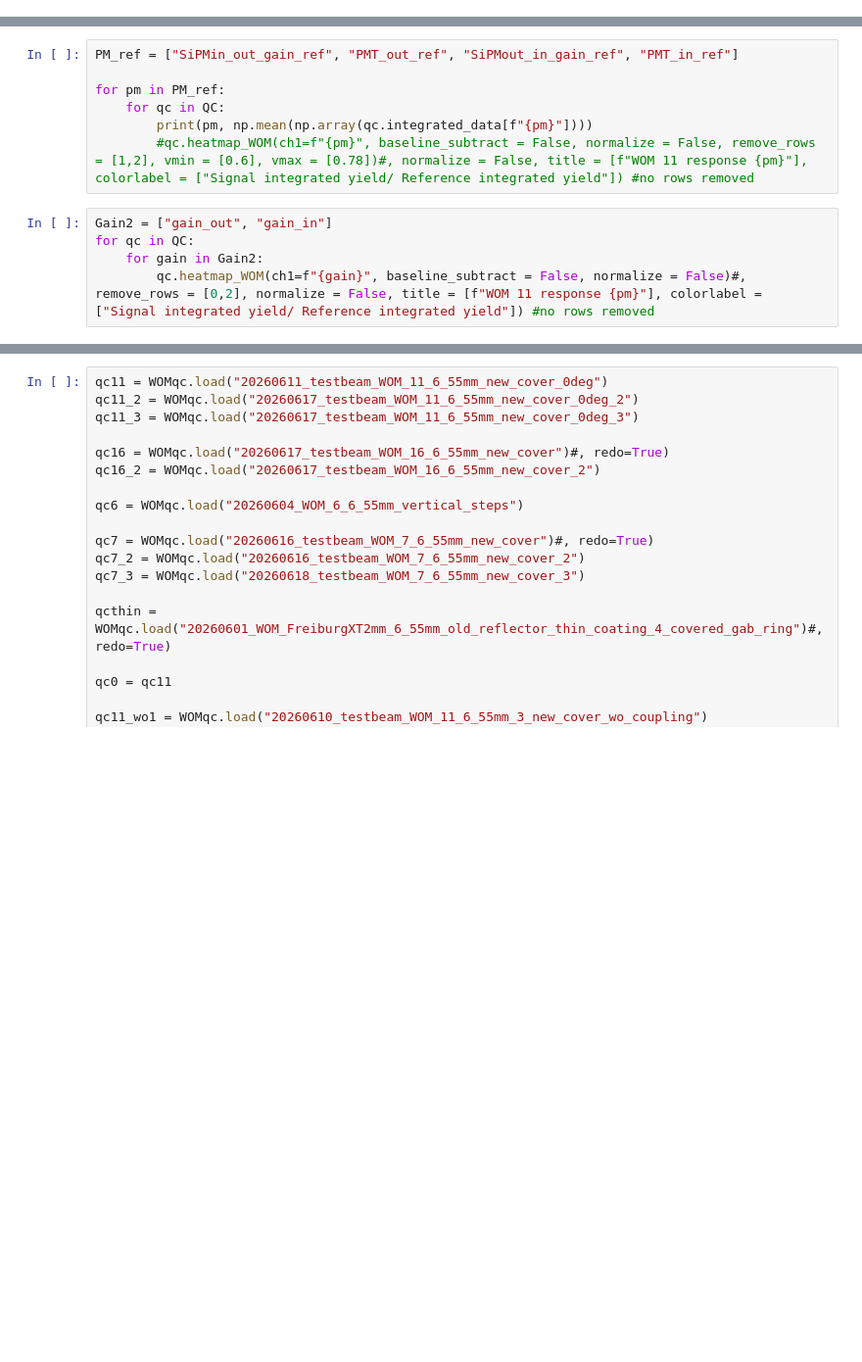
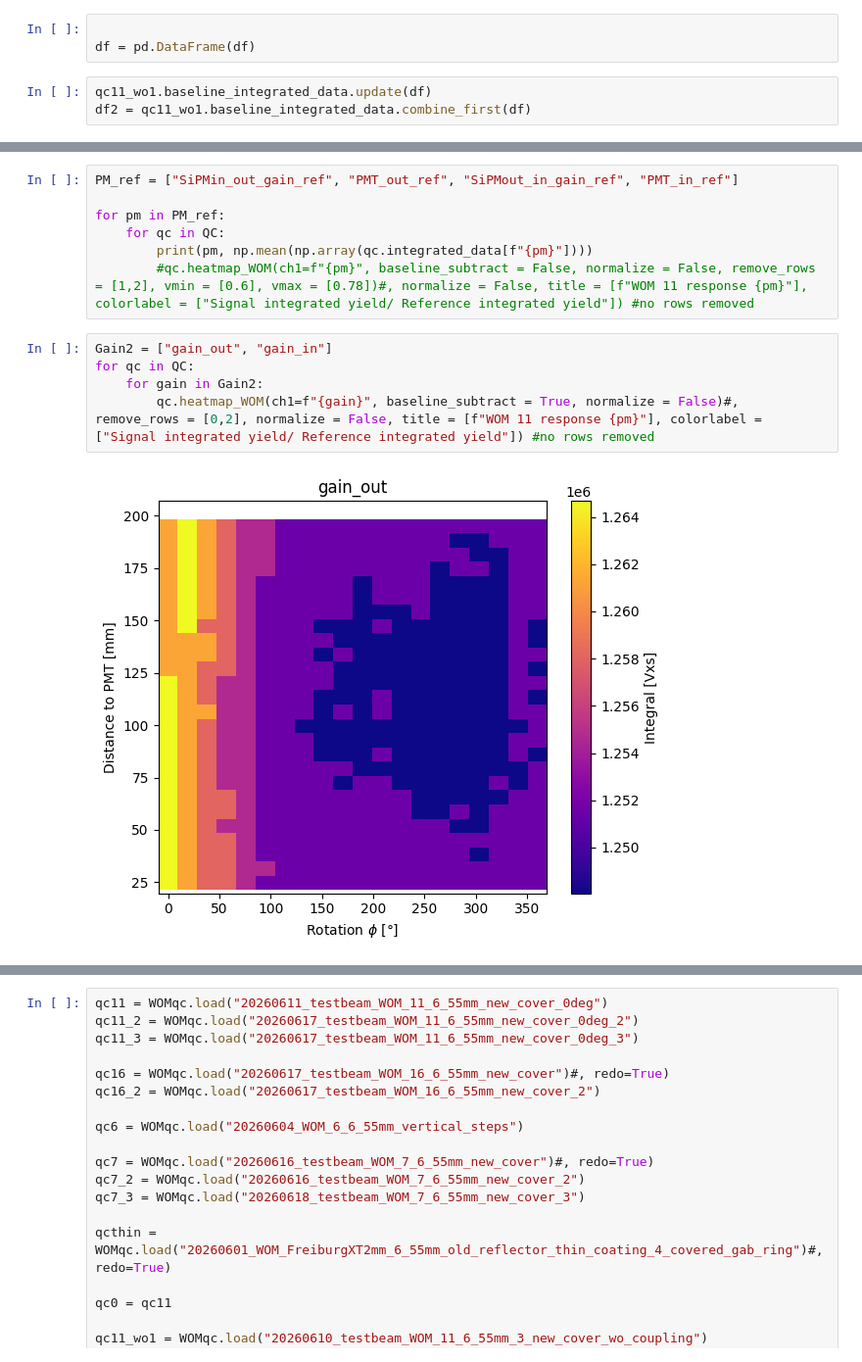
Before and after one commit to idawoestheinrich/wom_quality_control, a Jupyter notebook: code/analysis_ida.ipynb, the cells around one changed output, grey strips where cells are left out. Shown at 98% size. Cells and saved outputs as stored; diff of their text form; blank space fills up the shorter version.

```diff
--- a/code/analysis_ida.ipynb
+++ b/code/analysis_ida.ipynb
@@ -559,0 +669,6 @@ qc11_wo3.calculate_eventwise_ratios()
+# %%
+
+df = pd.DataFrame(df)
+# %%
+qc11_wo1.baseline_integrated_data.update(df)
+df2 = qc11_wo1.baseline_integrated_data.combine_first(df)
@@ -589,5 +723,7 @@ for pm in PM_ref:
 # %%
 Gain2 = ["gain_out", "gain_in"]
 for qc in QC:
     for gain in Gain2:
-        qc.heatmap_WOM(ch1=f"{gain}", baseline_subtract = False, normalize = False)#, remove_rows = [0,2], normalize = False, title = [f"WOM 11 response {pm}"], colorlabel = ["Signal integrated yield/ Reference integrated yield"]) #no rows removed
+        qc.heatmap_WOM(ch1=f"{gain}", baseline_subtract = True, normalize = False)#, remove_rows = [0,2], normalize = False, title = [f"WOM 11 response {pm}"], colorlabel = ["Signal integrated yield/ Reference integrated yield"]) #no rows removed
+# %% [output]
+[figure, added]
```
Also changed, not shown: parts of 16 cells of this notebook, 5 other files.
